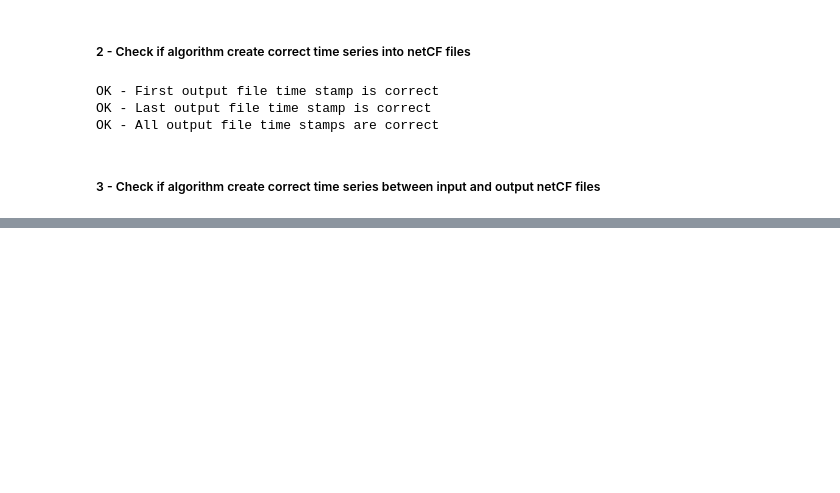
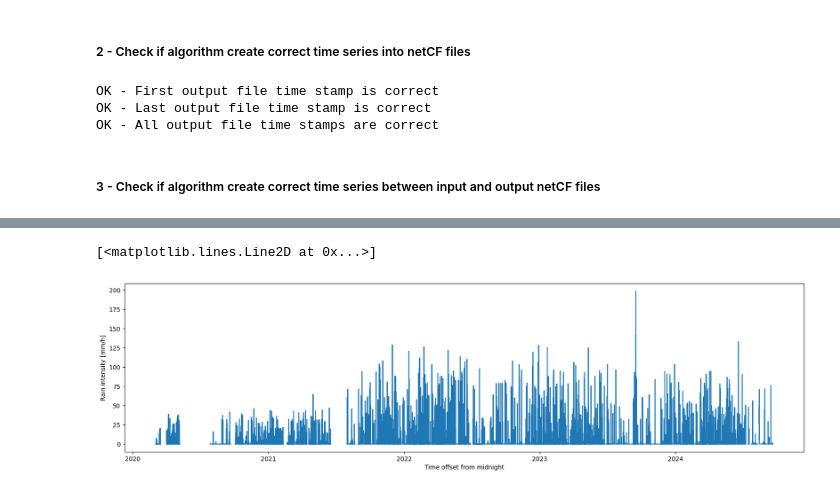
Before and after one commit to ardc-brazil/datamap-curadoria, a Jupyter notebook: JOSS/JOSS_VALIDATION.ipynb, the cells around one changed output, grey strips where cells are left out. Drawn from its saved outputs; the diff is of its cells as text; code cells hidden in the pictures; blank space fills up the shorter version.

```diff
--- a/JOSS/JOSS_VALIDATION.ipynb
+++ b/JOSS/JOSS_VALIDATION.ipynb
@@ -162,0 +226,5 @@ valid_df
+# %%
+ouput_ds['rain_rate'].plot(figsize=(20, 5))
+# %% [output]
+[<matplotlib.lines.Line2D at 0x...>]
+[figure, added]
```
Also changed, not shown: parts of 8 cells of this notebook.
